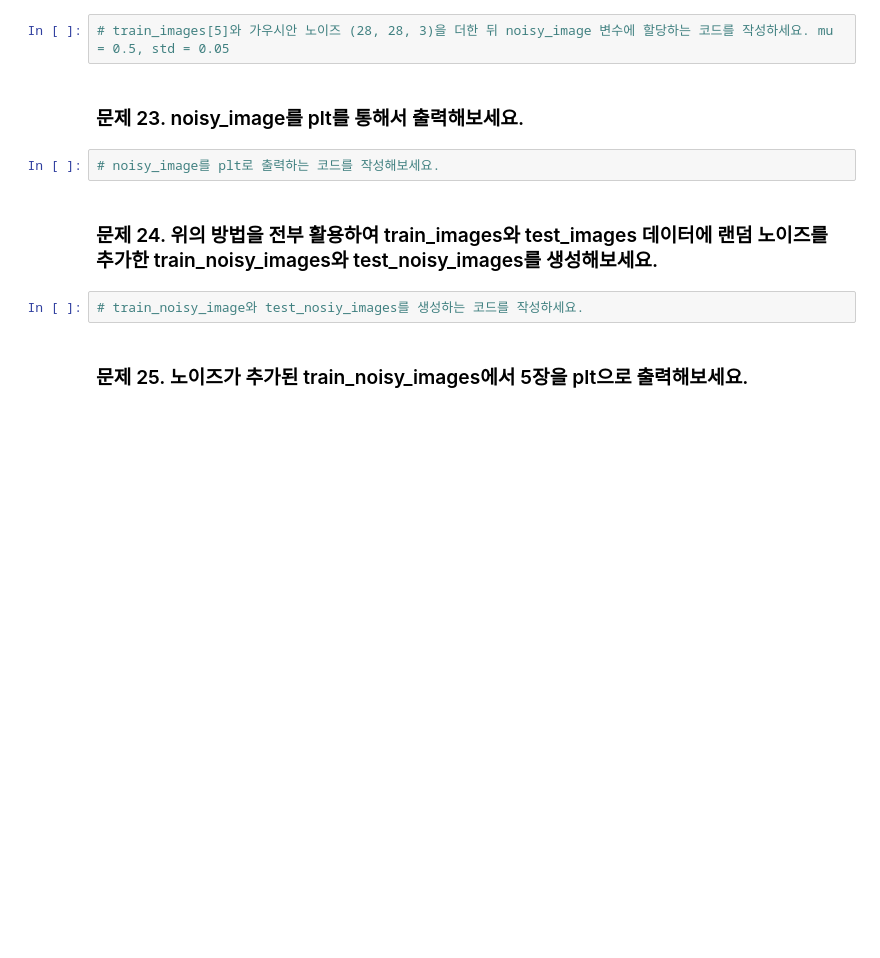
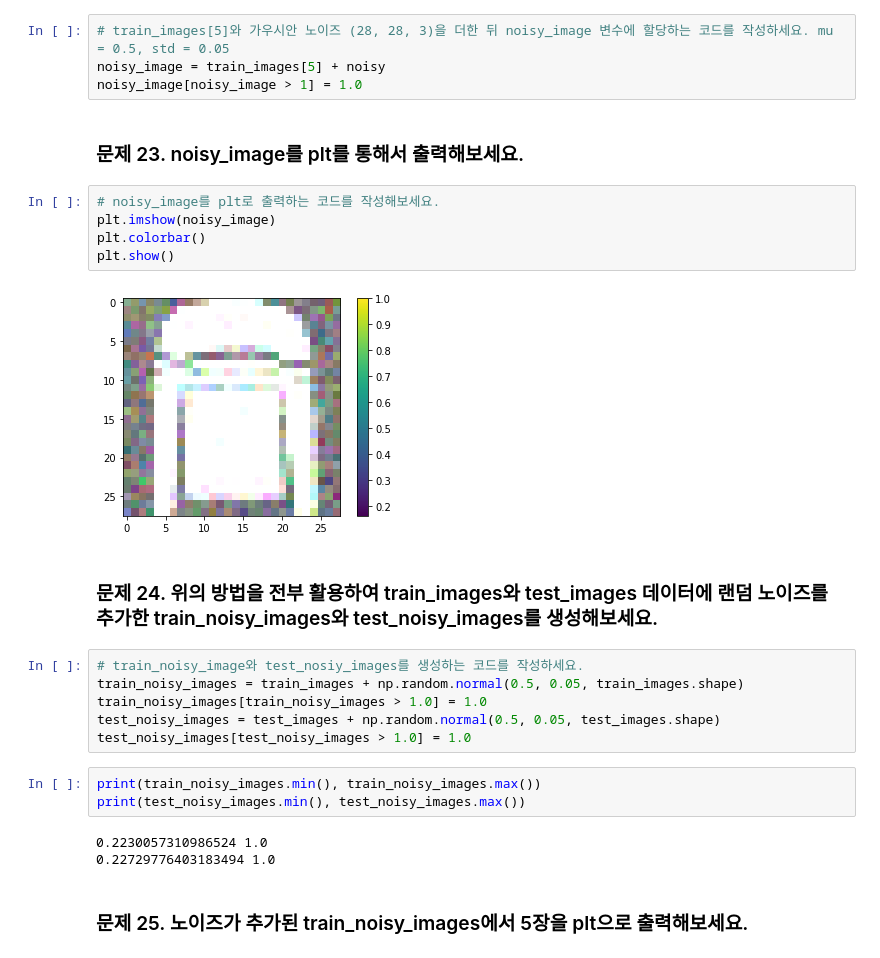
Before and after one commit to boossiman2/FastCampus-Deeplearning300, a Jupyter notebook: Part2_Image change/2_1_화질 개선 - 손상된 의류 이미지 화질 복구하기.ipynb, the cells around one changed output. Drawn from its saved outputs; the diff is of its cells as text; blank space fills up the shorter version.

```diff
--- a/Part2_Image change/2_1_화질 개선 - 손상된 의류 이미지 화질 복구하기.ipynb
+++ b/Part2_Image change/2_1_화질 개선 - 손상된 의류 이미지 화질 복구하기.ipynb
@@ -190,14 +272,31 @@ $$normalize(x) = \frac{x}{최대값}$$
 ### 문제 22. train_images의 5번째 이미지와 가우시안 노이즈 (28, 28, 3)를 생성 한 뒤 각각 tensor를 더한 뒤 noisy_image 변수에 할당 해보세요.
 # %%
 # train_images[5]와 가우시안 노이즈 (28, 28, 3)을 더한 뒤 noisy_image 변수에 할당하는 코드를 작성하세요. mu = 0.5, std = 0.05
+noisy_image = train_images[5] + noisy
+noisy_image[noisy_image > 1] = 1.0
 # %% [markdown]
 ### 문제 23. noisy_image를 plt를 통해서 출력해보세요.
 # %%
 # noisy_image를 plt로 출력하는 코드를 작성해보세요.
+plt.imshow(noisy_image)
+plt.colorbar()
+plt.show()
+# %% [output]
+[figure, added]
 # %% [markdown]
 ### 문제 24. 위의 방법을 전부 활용하여 train_images와 test_images 데이터에 랜덤 노이즈를 추가한 train_noisy_images와 test_noisy_images를 생성해보세요.
-# %%
-# train_noisy_image와 test_nosiy_images를 생성하는 코드를 작성하세요.
+# %%
+# train_noisy_image와 test_nosiy_images를 생성하는 코드를 작성하세요.
+train_noisy_images = train_images + np.random.normal(0.5, 0.05, train_images.shape)
+train_noisy_images[train_noisy_images > 1.0] = 1.0
+test_noisy_images = test_images + np.random.normal(0.5, 0.05, test_images.shape)
+test_noisy_images[test_noisy_images > 1.0] = 1.0
+# %%
+print(train_noisy_images.min(), train_noisy_images.max())
+print(test_noisy_images.min(), test_noisy_images.max())
+# %% [output]
+0.2230057310986524 1.0
+0.22729776403183494 1.0
 # %% [markdown]
 ### 문제 25. 노이즈가 추가된 train_noisy_images에서 5장을 plt으로 출력해보세요.
 # %%
```
Also changed, not shown: parts of 36 cells of this notebook.
